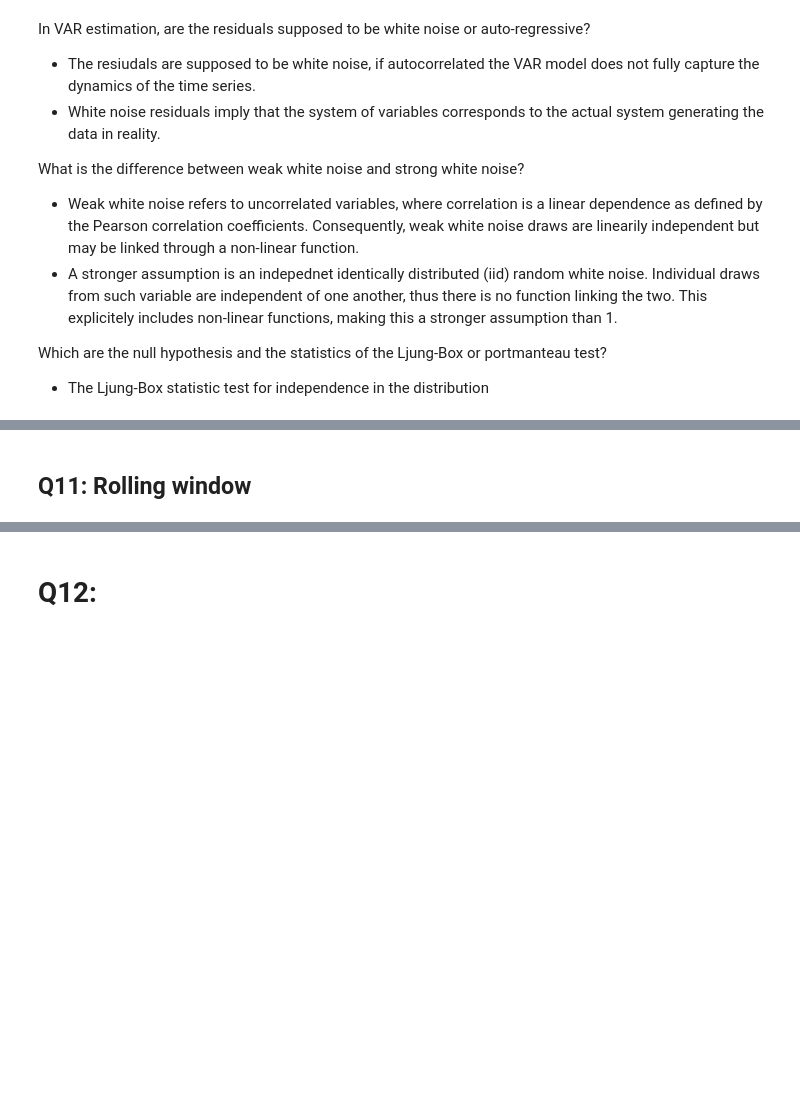
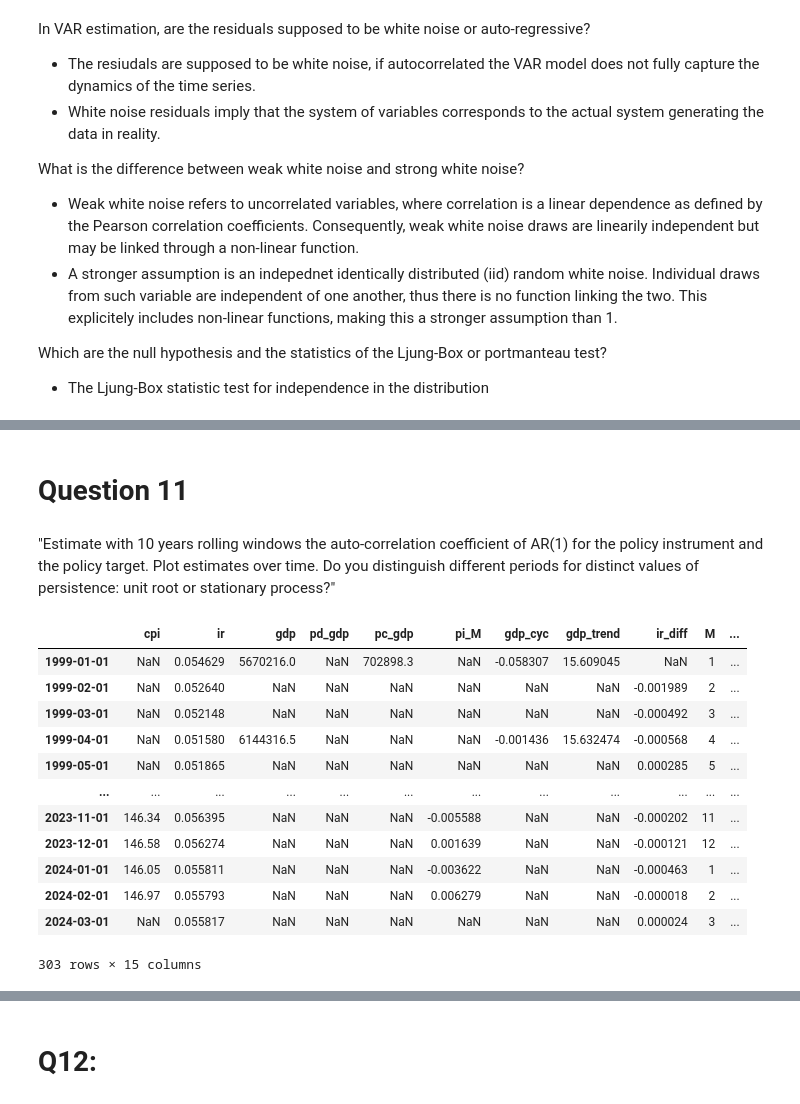
Before and after one commit to joelt101/Taylor-Rule-Project-Macro, a Jupyter notebook: macro2.ipynb, the cells around one changed output, grey strips where cells are left out. Saved outputs shown, nothing was run; the diff lists cells and outputs as text; code cells hidden in the pictures; blank space fills up the shorter version.

```diff
--- a/macro2.ipynb
+++ b/macro2.ipynb
@@ -961,3 +1020,21 @@ Which are the null hypothesis and the statistics of the Ljung-Box or portmanteau
 # %% [markdown]
-## Q11: Rolling window
+# Question 11
+# %% [markdown]
+"Estimate with 10 years rolling windows the auto-correlation coefficient of AR(1) for the policy instrument and the policy target. Plot estimates over time. Do you distinguish different periods for distinct values of persistence: unit root or stationary process?"
+# %%
+df
+# %% [output]
+|  | cpi | ir | gdp | pd_gdp | pc_gdp | pi_M | gdp_cyc | gdp_trend | ir_diff | M | ... |
+| 1999-01-01 | NaN | 0.054629 | 5670216.0 | NaN | 702898.3 | NaN | -0.058307 | 15.609045 | NaN | 1 | ... |
+| 1999-02-01 | NaN | 0.052640 | NaN | NaN | NaN | NaN | NaN | NaN | -0.001989 | 2 | ... |
+| 1999-03-01 | NaN | 0.052148 | NaN | NaN | NaN | NaN | NaN | NaN | -0.000492 | 3 | ... |
+| 1999-04-01 | NaN | 0.051580 | 6144316.5 | NaN | NaN | NaN | -0.001436 | 15.632474 | -0.000568 | 4 | ... |
+| 1999-05-01 | NaN | 0.051865 | NaN | NaN | NaN | NaN | NaN | NaN | 0.000285 | 5 | ... |
+| ... | ... | ... | ... | ... | ... | ... | ... | ... | ... | ... | ... |
+| 2023-11-01 | 146.34 | 0.056395 | NaN | NaN | NaN | -0.005588 | NaN | NaN | -0.000202 | 11 | ... |
+| 2023-12-01 | 146.58 | 0.056274 | NaN | NaN | NaN | 0.001639 | NaN | NaN | -0.000121 | 12 | ... |
+| 2024-01-01 | 146.05 | 0.055811 | NaN | NaN | NaN | -0.003622 | NaN | NaN | -0.000463 | 1 | ... |
+| 2024-02-01 | 146.97 | 0.055793 | NaN | NaN | NaN | 0.006279 | NaN | NaN | -0.000018 | 2 | ... |
+| 2024-03-01 | NaN | 0.055817 | NaN | NaN | NaN | NaN | NaN | NaN | 0.000024 | 3 | ... |
+303 rows × 15 columns
 # %%
```
Also changed, not shown: parts of 26 cells of this notebook.
